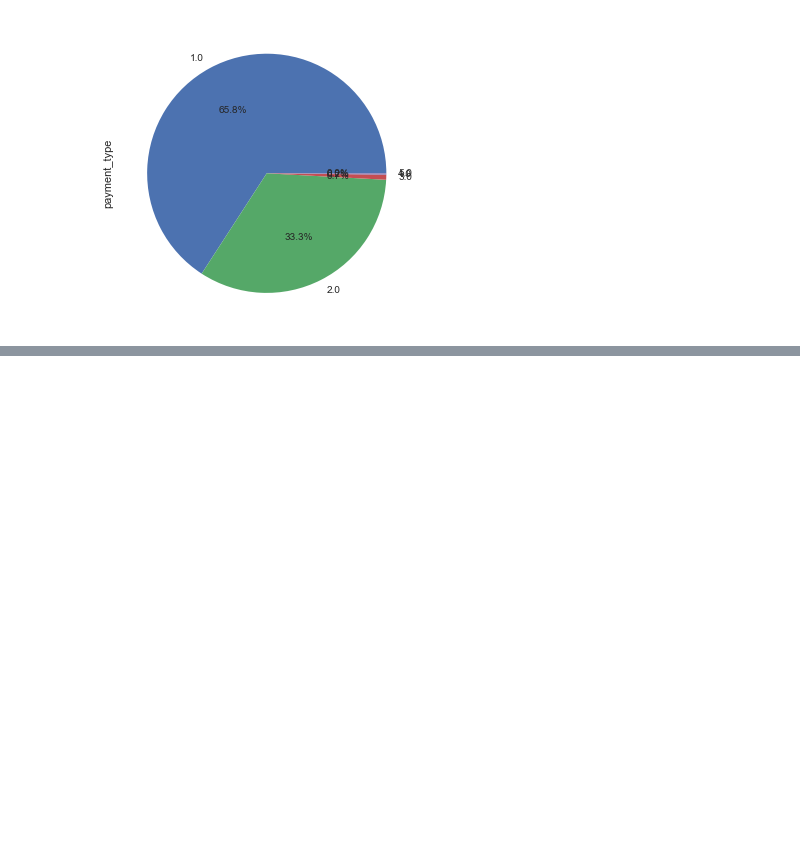
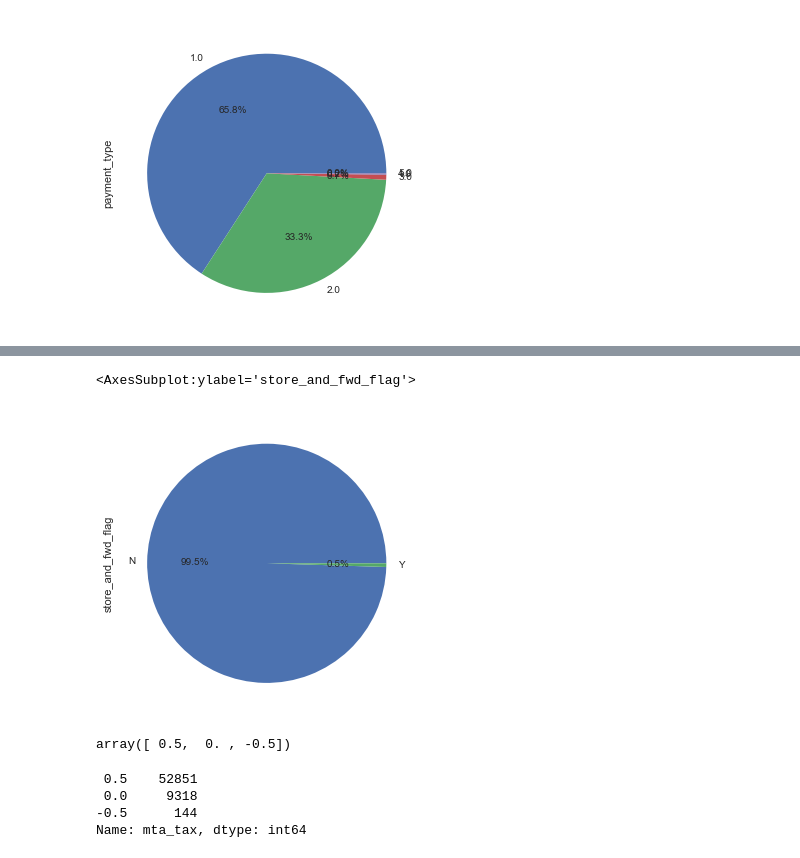
Before and after one commit to abideen-olawuwo/nyc-taxi, a Jupyter notebook: nyc_taxi.ipynb, the cells around one changed output, grey strips where cells are left out. Saved outputs shown, nothing was run; the diff lists cells and outputs as text; code cells hidden in the pictures; blank space fills up the shorter version.

```diff
--- a/nyc_taxi.ipynb
+++ b/nyc_taxi.ipynb
@@ -197,5 +212,16 @@ df['payment_type'].value_counts().plot(kind='pie',autopct='%1.1f%%')
 # %%
-df['VendorID'].unique()
-df['VendorID'].value_counts()
-sns.countplot(x="VendorID", data=df)
-df['VendorID'].value_counts().plot(kind='pie',autopct='%1.1f%%')
+df['store_and_fwd_flag'].value_counts().plot(kind='pie',autopct='%1.1f%%')
+# %% [output]
+<AxesSubplot:ylabel='store_and_fwd_flag'>
+[figure, added]
+# %%
+df['mta_tax'].unique()
+# %% [output]
+array([ 0.5,  0. , -0.5])
+# %%
+df['mta_tax'].value_counts()
+# %% [output]
+ 0.5    52851
+ 0.0     9318
+-0.5      144
+Name: mta_tax, dtype: int64
```
Also changed, not shown: parts of 5 cells of this notebook.
